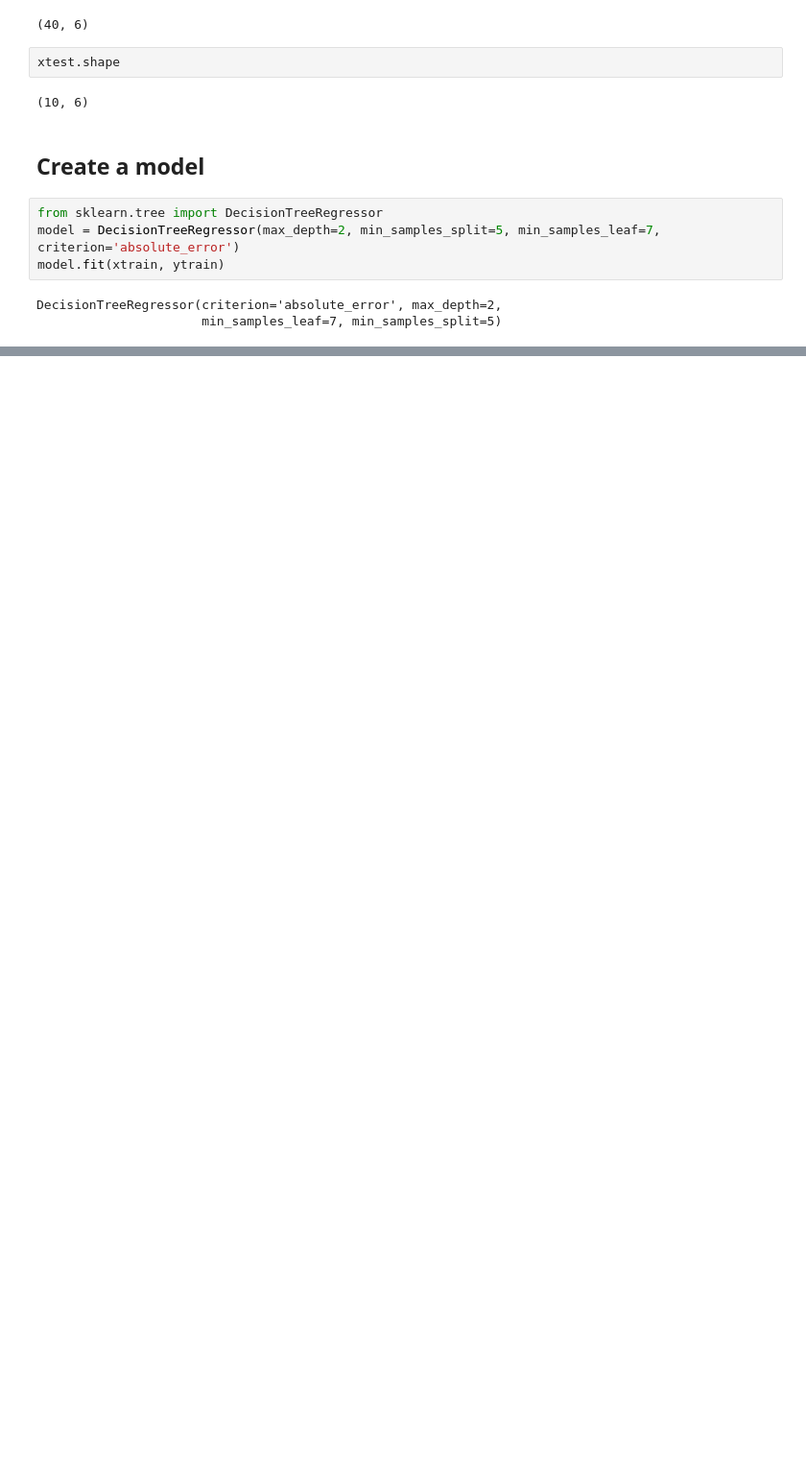
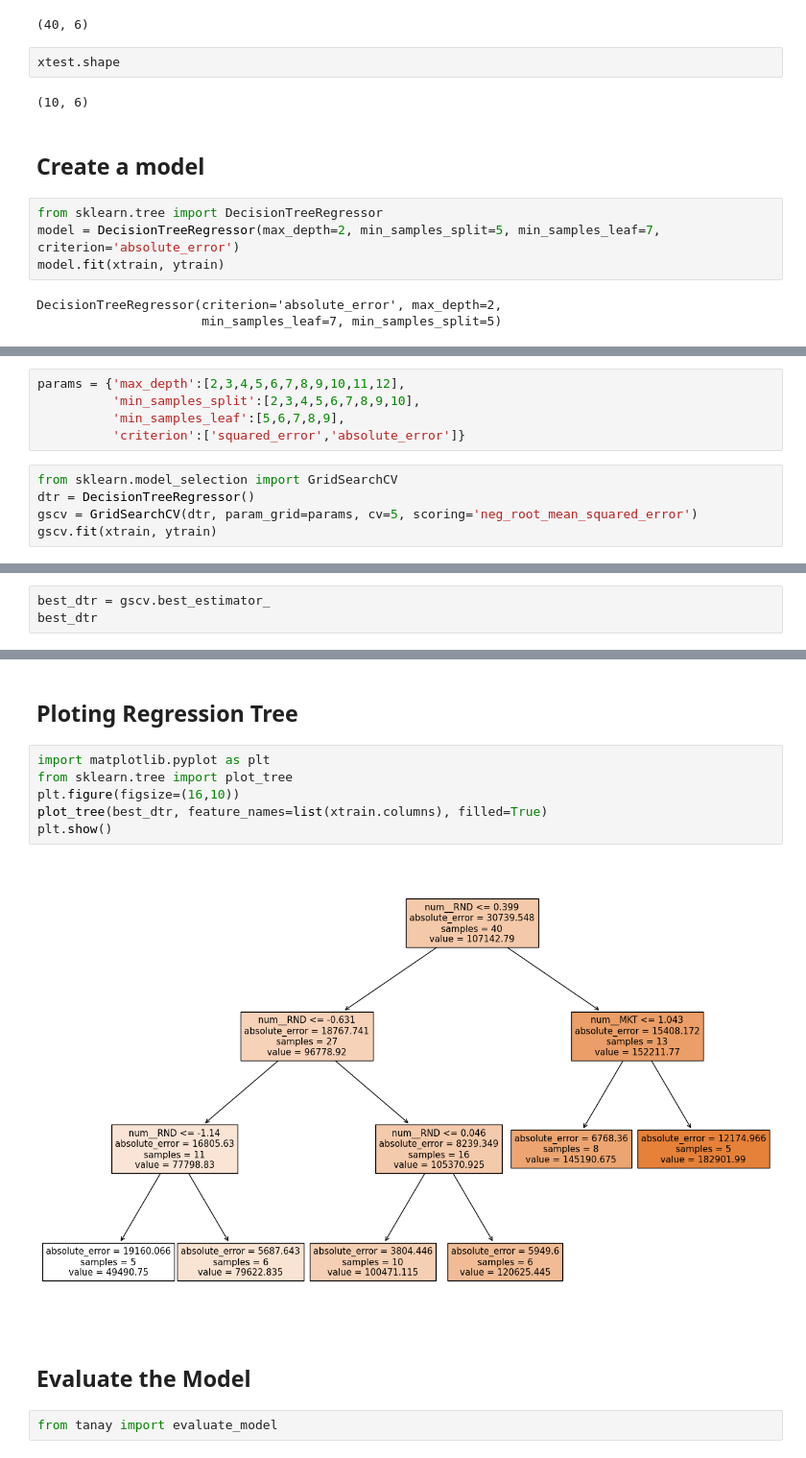
Before and after one commit to Tanay123444/VS-code-Etlhive, a Jupyter notebook: DTR/DTR.ipynb, the cells around one changed output, grey strips where cells are left out. Shown: that part at 96% size. Saved outputs shown, nothing was run; the diff lists cells and outputs as text; blank space fills up the shorter version.

Commit message:
Decision Tree Regression

```diff
--- a/DTR/DTR.ipynb
+++ b/DTR/DTR.ipynb
@@ -150,0 +161,10 @@ DecisionTreeRegressor(criterion='absolute_error', max_depth=2,
+# %%
+params = {'max_depth':[2,3,4,5,6,7,8,9,10,11,12],
+          'min_samples_split':[2,3,4,5,6,7,8,9,10],
+          'min_samples_leaf':[5,6,7,8,9],
+          'criterion':['squared_error','absolute_error']}
+# %%
+from sklearn.model_selection import GridSearchCV
+dtr = DecisionTreeRegressor()
+gscv = GridSearchCV(dtr, param_grid=params, cv=5, scoring='neg_root_mean_squared_error')
+gscv.fit(xtrain, ytrain)
@@ -150,0 +189,3 @@ DecisionTreeRegressor(criterion='absolute_error', max_depth=2,
+# %%
+best_dtr = gscv.best_estimator_
+best_dtr
@@ -150,0 +221,14 @@ DecisionTreeRegressor(criterion='absolute_error', max_depth=2,
+# %% [markdown]
+## Ploting Regression Tree
+# %%
+import matplotlib.pyplot as plt
+from sklearn.tree import plot_tree
+plt.figure(figsize=(16,10))
+plot_tree(best_dtr, feature_names=list(xtrain.columns), filled=True)
+plt.show()
+# %% [output]
+[figure, added]
+# %% [markdown]
+## Evaluate the Model
+# %%
+from tanay import evaluate_model
```
Also changed, not shown: parts of 19 cells of this notebook, 1 other file.
